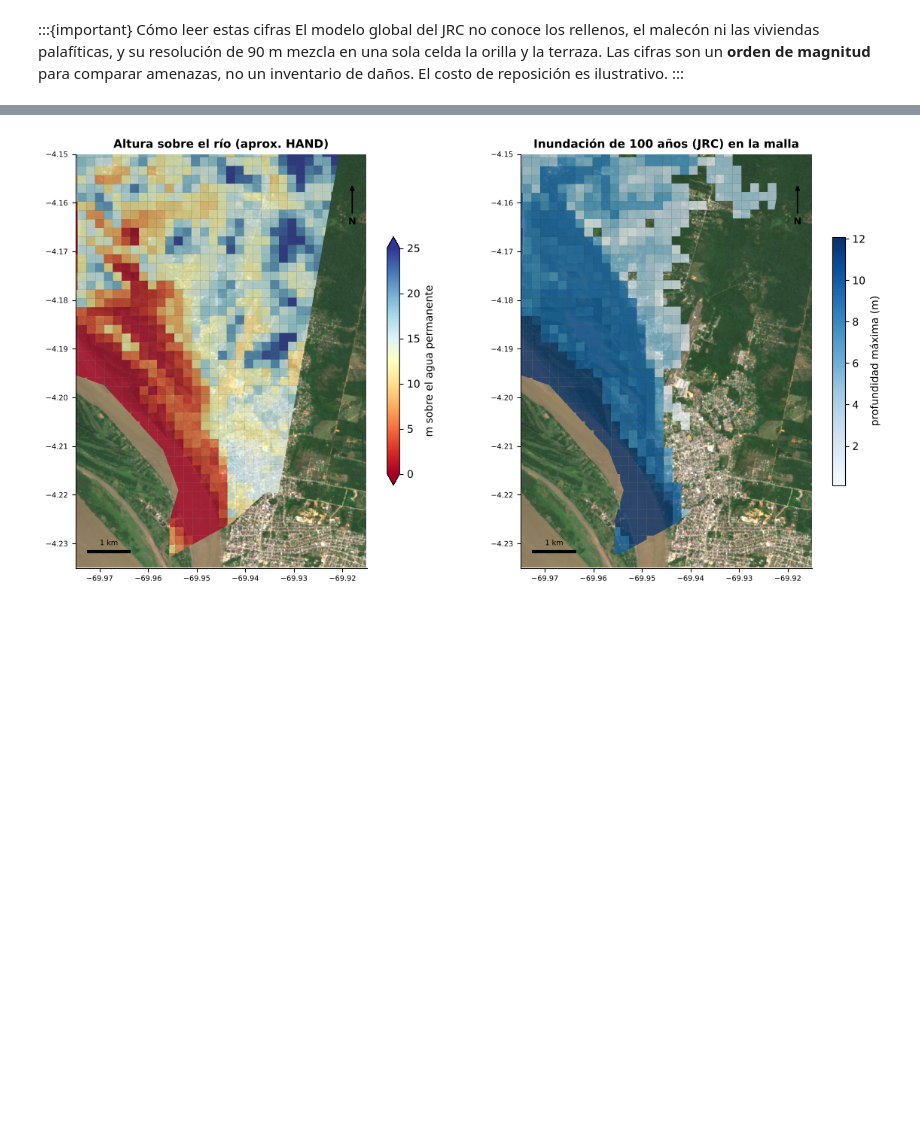
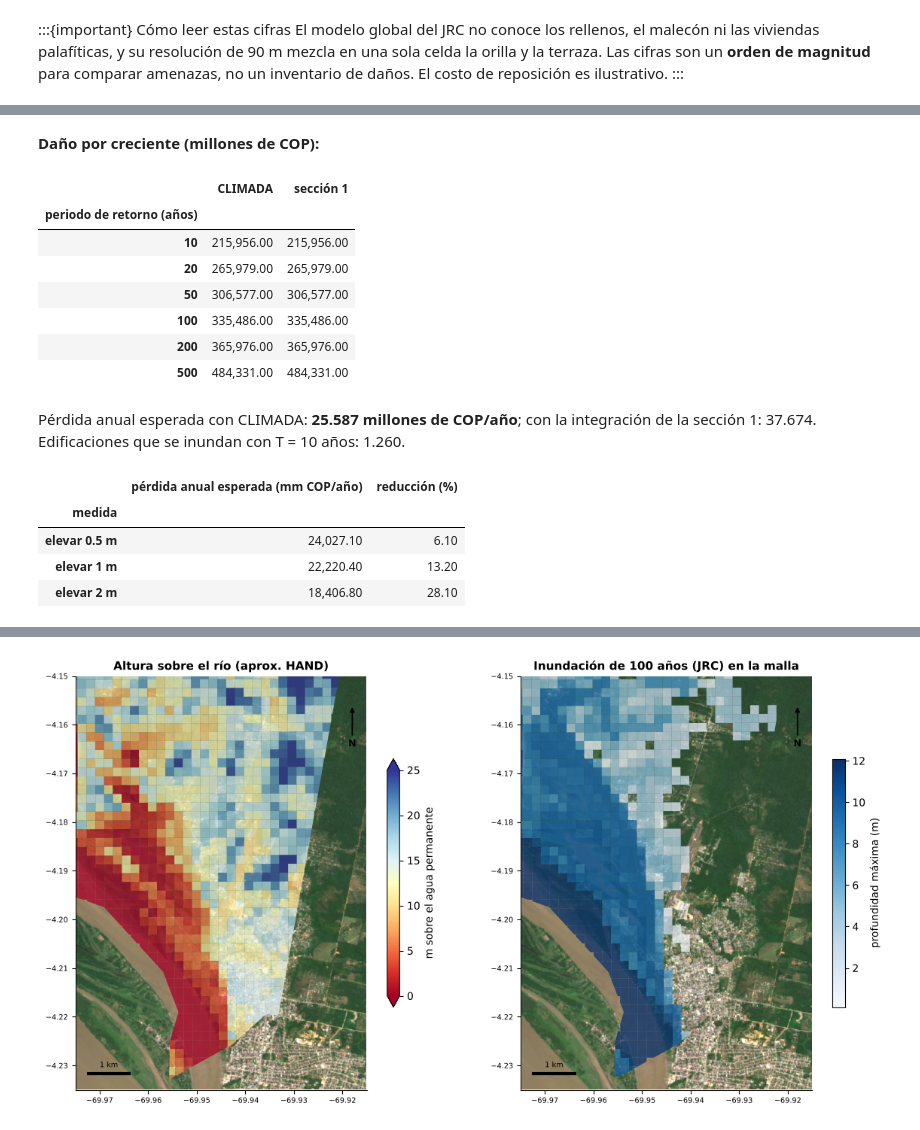
Before and after one commit to mromerot/leticia, a Jupyter notebook: book/03_analisis/31_inundacion/c_riesgo.ipynb, the cells around one changed output, grey strips where cells are left out. Cells and saved outputs as stored; diff of their text form; code cells hidden in the pictures; blank space fills up the shorter version.

```diff
--- a/book/03_analisis/31_inundacion/c_riesgo.ipynb
+++ b/book/03_analisis/31_inundacion/c_riesgo.ipynb
@@ -74,0 +96,32 @@ amenazas, no un inventario de daños. El costo de reposición es ilustrativo.
+# %%
+from leticia.libro import intentar
+valores = edif["area_m2"].values * p["costo_reposicion_cop_m2"]
+inundable_10 = (prof_por_rp[min(prof_por_rp)] > 0).astype(int)        # se elevan las que se inundan con T = 10 años
+res = intentar(riesgo.impacto_climada, pts.x.values, pts.y.values, valores, prof_por_rp, p["curva_danio"],
+               elevaciones_m=p["elevaciones_climada_m"], region=inundable_10, mensaje="CLIMADA no está disponible")
+if res is not None:
+    comp = pd.DataFrame({"CLIMADA": res["por_periodo"] / 1e6, "sección 1": tabla["danio_mm_cop"]})
+    comp.index.name = "periodo de retorno (años)"
+    display(Markdown("**Daño por creciente (millones de COP):**"))
+    display(comp.round(0))
+    display(Markdown(f"Pérdida anual esperada con CLIMADA: **{res['pae'] / 1e6:,.0f} millones de COP/año**; con la integración de la "
+                     f"sección 1: {pae:,.0f}. Edificaciones que se inundan con T = 10 años: {int(inundable_10.sum()):,}.".replace(",", ".")))
+    med = res["medidas"].copy()
+    med["pae"] = med["pae"] / 1e6
+    display(med.rename(columns={"pae": "pérdida anual esperada (mm COP/año)", "reduccion_%": "reducción (%)"}).round(1))
+# %% [output]
+**Daño por creciente (millones de COP):**
+|  | CLIMADA | sección 1 |
+| periodo de retorno (años) |  |  |
+| 10 | 215,956.00 | 215,956.00 |
+| 20 | 265,979.00 | 265,979.00 |
+| 50 | 306,577.00 | 306,577.00 |
+| 100 | 335,486.00 | 335,486.00 |
+| 200 | 365,976.00 | 365,976.00 |
+| 500 | 484,331.00 | 484,331.00 |
+Pérdida anual esperada con CLIMADA: **25.587 millones de COP/año**; con la integración de la sección 1: 37.674. Edificaciones que se inundan con T = 10 años: 1.260.
+|  | pérdida anual esperada (mm COP/año) | reducción (%) |
+| medida |  |  |
+| elevar 0.5 m | 24,027.10 | 6.10 |
+| elevar 1 m | 22,220.40 | 13.20 |
+| elevar 2 m | 18,406.80 | 28.10 |
```
Also changed, not shown: parts of 9 cells of this notebook, 35 other files.
